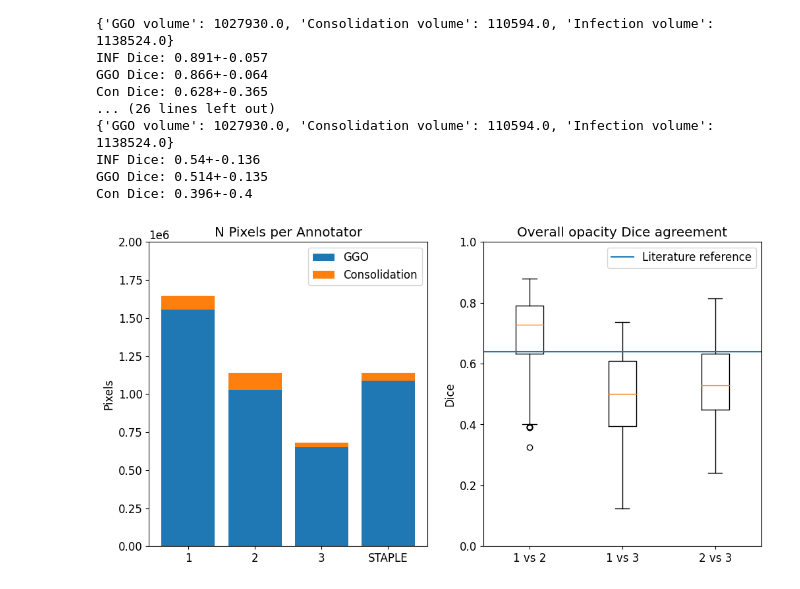
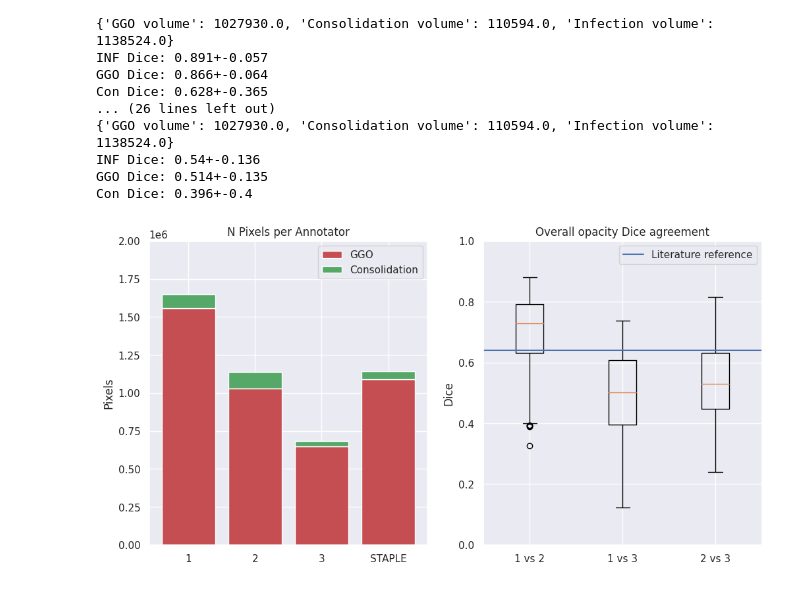
Before and after one commit to MICLab-Unicamp/LongCIU, a Jupyter notebook: dice.ipynb, the cells around one changed output. Cells and saved outputs as stored; diff of their text form; code cells hidden in the pictures.

Commit message:
Ignore data format, improve figures

```diff
--- a/dice.ipynb
+++ b/dice.ipynb
@@ -75,39 +74,41 @@ INF Dice: 0.54+-0.136
 GGO Dice: 0.514+-0.135
 Con Dice: 0.396+-0.4
 # %%
+import seaborn as sns
+sns.set_theme()
 plt.rcParams.update({'font.size': 12})
 fig, (ax1, ax2) = plt.subplots(1, 2, figsize=(12, 6))
 
 bottom = np.zeros(4)
 
 x = [0, 1, 2, 3]
 width = 0.8
 
 ys = np.array([C_stats["GGO volume"], P_stats["GGO volume"], V_stats["GGO volume"], staple_stats["GGO volume"]])
-ax1.bar(x, ys, width=width, label="GGO")
+ax1.bar(x, ys, width=width, label="GGO", color='r')
 bottom += ys
 
 ys2 = np.array([C_stats["Consolidation volume"], P_stats["Consolidation volume"], V_stats["Consolidation volume"], staple_stats["Consolidation volume"]])
-ax1.bar(x, ys2, width=width, bottom=bottom, label="Consolidation")
+ax1.bar(x, ys2, width=width, bottom=bottom, label="Consolidation", color='g')
 bottom += ys2
 
 ax1.set_ylabel("Pixels")
 ax1.set_xticks(x)
 ax1.set_xticklabels(['1', '2', '3', "STAPLE"])
 ax1.set_ylim(0, 2e6)
 ax1.set_title("N Pixels per Annotator")
 ax1.legend()
 
 
 ax2.boxplot([OneTwo["metrics"]["inf"]["dice"], OneThree["metrics"]["inf"]["dice"], TwoThree["metrics"]["inf"]["dice"]])
 ax2.axhline(0.64, label="Literature reference")
 ax2.legend()
 ax2.set_ylabel("Dice")
 ax2.set_title("Overall opacity Dice agreement")
 ax2.set_ylim(0, 1.0)
 ax2.set_xticklabels(['1 vs 2', '1 vs 3', '2 vs 3'])
 
 
 plt.show()
 # %% [output]
-[figure, old version]
+[figure, new version]
```
Also changed, not shown: parts of 2 cells of this notebook, 1 other file.
